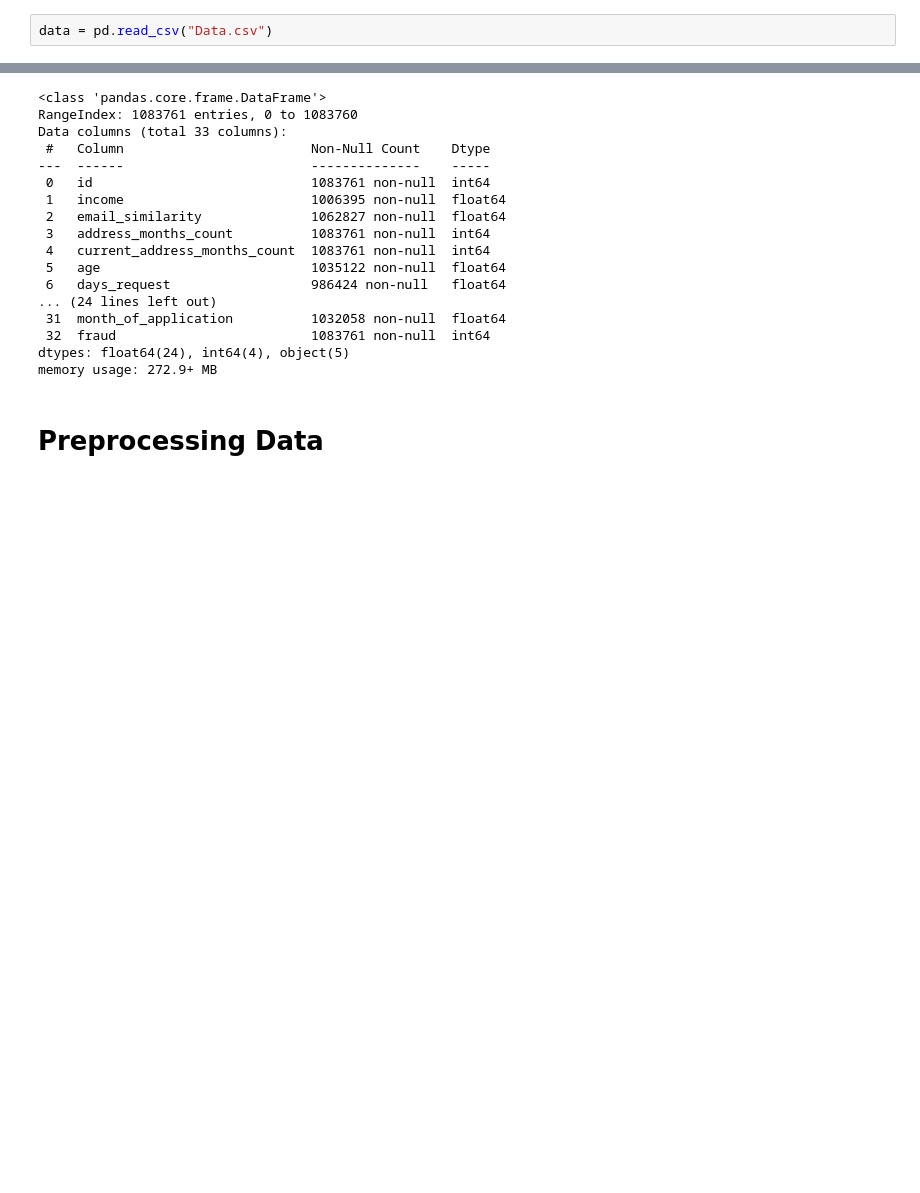
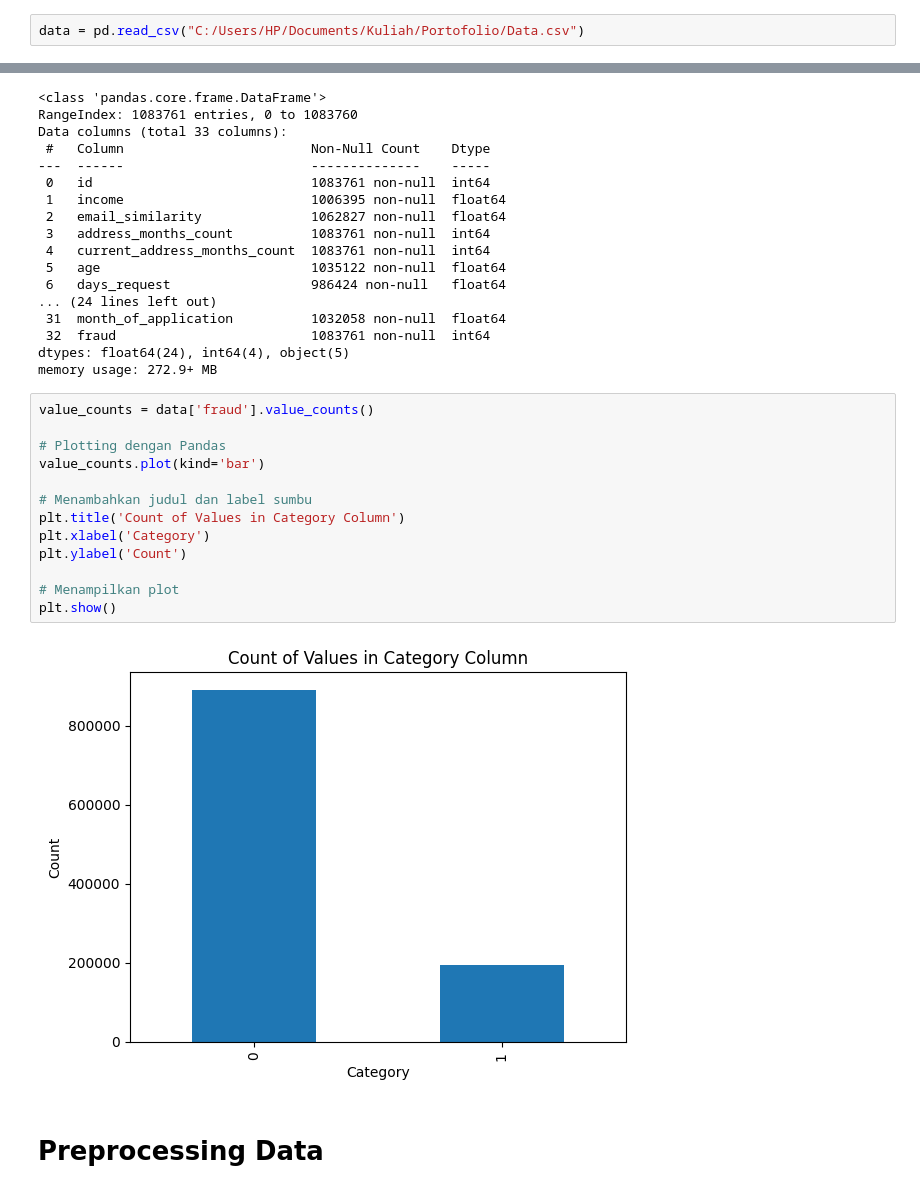
Before and after one commit to syakhrul-afandi/fraud-detection, a Jupyter notebook: Portofolio-1.ipynb, the cells around one changed output, grey strips where cells are left out. Saved outputs shown, nothing was run; the diff lists cells and outputs as text; blank space fills up the shorter version.

```diff
--- a/Portofolio-1.ipynb
+++ b/Portofolio-1.ipynb
@@ -4,5 +5,5 @@ import numpy as np
 # %%
-data = pd.read_csv("Data.csv")
+data = pd.read_csv("C:/Users/HP/Documents/Kuliah/Portofolio/Data.csv")
 # %%
 data.shape
 # %% [output]
@@ -43,6 +44,21 @@ Data columns (total 33 columns):
  32  fraud                         1083761 non-null  int64
 dtypes: float64(24), int64(4), object(5)
 memory usage: 272.9+ MB
+# %%
+value_counts = data['fraud'].value_counts()
+
+# Plotting dengan Pandas
+value_counts.plot(kind='bar')
+
+# Menambahkan judul dan label sumbu
+plt.title('Count of Values in Category Column')
+plt.xlabel('Category')
+plt.ylabel('Count')
+
+# Menampilkan plot
+plt.show()
+# %% [output]
+[figure, added]
 # %% [markdown]
 # Preprocessing Data
 # %%
```
Also changed, not shown: parts of 18 cells of this notebook.
